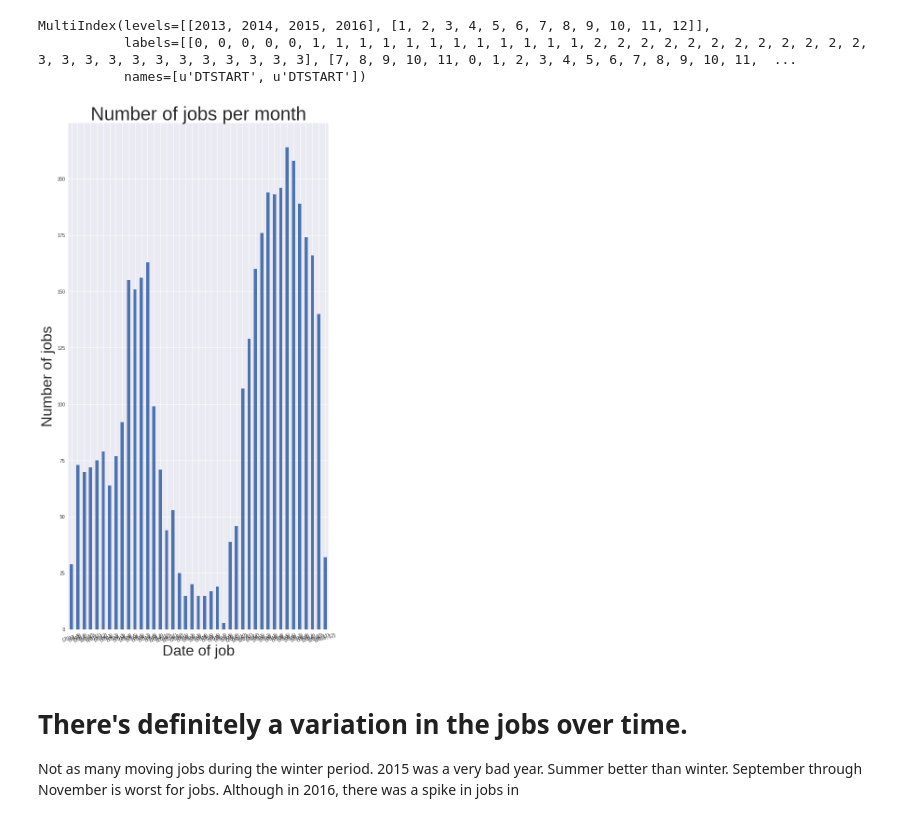
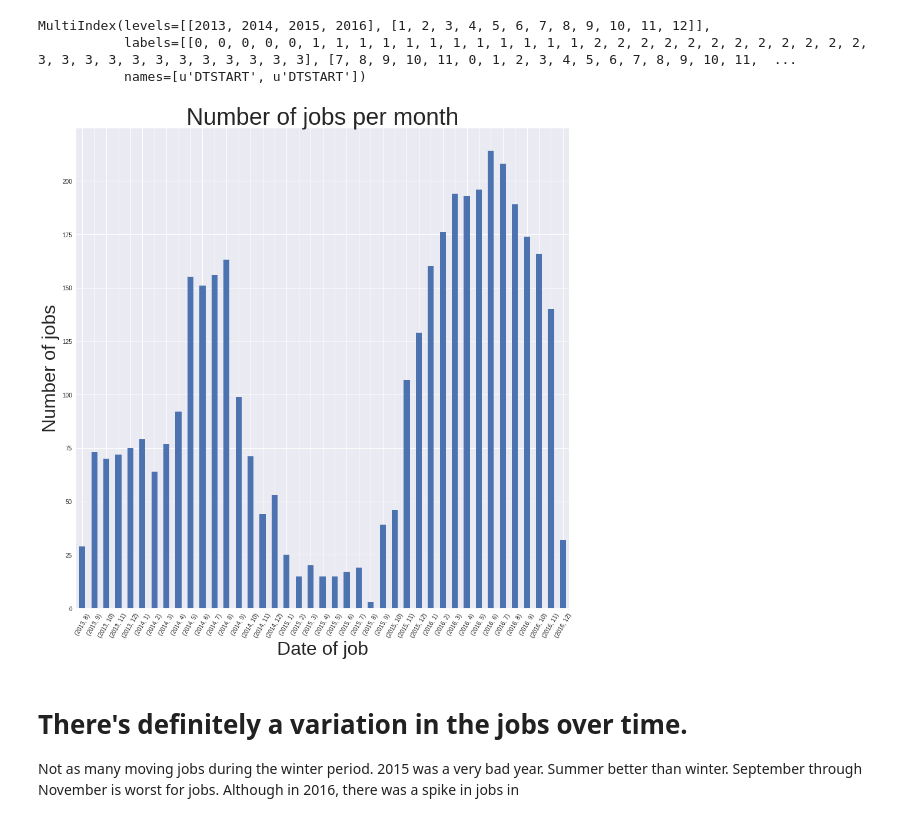
Before and after one commit to pdefusco/movingcompany, a Jupyter notebook: Vector Moving Analysis.ipynb, the cells around one changed output. Saved outputs shown, nothing was run; the diff lists cells and outputs as text; code cells hidden in the pictures.

```diff
--- a/Vector Moving Analysis.ipynb
+++ b/Vector Moving Analysis.ipynb
@@ -50,3 +57,13 @@ def extractEmail(text):
+# %%
+'''
+Determine if customer has cancelled the appointment
+'''
+def hasCancelled(text):
+
+    if 'cancelled' not in text.lower():
+        return False
+    else:
+        return True
 # %%
 def raw(text):
     return text
@@ -112,8 +129,10 @@ def parseKeys(component):
 
     if component.has_key('SUMMARY'):
         SUMMARY = raw(component.get('SUMMARY').to_ical())
+        CANCELLED = hasCancelled(SUMMARY)
     else:
         SUMMARY = None
+        CANCELLED = None
 
     if component.has_key('TRANSP'):
         TRANSP = component.get('TRANSP').to_ical()
@@ -134,6 +153,7 @@ def parseKeys(component):
             LOCATION,
             SEQUENCE,
             SUMMARY,
+            CANCELLED,
             TRANSP]
 # %% [markdown]
 Now go through the file and parse the moving jobs into the dictionary
@@ -170,6 +190,7 @@ dfJobs.columns = ['DTSTART',
                   'LOCATION',
                   'SEQUENCE',
                   'SUMMARY',
+                  'CANCELLED',
                   'TRANSP']
 # %%
 del jobs   # Free up memory
@@ -241,19 +264,21 @@ MultiIndex(levels=[[2013, 2014, 2015, 2016], [1, 2, 3, 4, 5, 6, 7, 8, 9, 10, 11,
            names=[u'DTSTART', u'DTSTART'])
 # %%
 ax = dfJobs['DTSTART'].groupby([dfJobs['DTSTART'].dt.year, dfJobs['DTSTART'].dt.month]).count().plot(kind="bar",
-                                                                                                     rot=15,
-                                                                                                     figsize=(10,20));
+                                                                                                     rot=60,
+                                                                                                     figsize=(15,15));
 
 
 #ax.xaxis.set_major_locator(mdates.YearLocator())
 #monthFmt = mdates.DateFormatter('%YYYY')
 #ax.xaxis.set_major_formatter(monthFmt)
 
 plt.xlabel('Date of job', fontsize=32);
 plt.ylabel('Number of jobs', fontsize=32);
 plt.title('Number of jobs per month', fontsize=40);
+
+xtl=[item.get_text() for item in ax.get_xticklabels()];
 # %% [output]
-[figure, old version]
+[figure, new version]
 # %% [markdown]
 # There's definitely a variation in the jobs over time.
 
```
Also changed, not shown: parts of 9 cells of this notebook.
